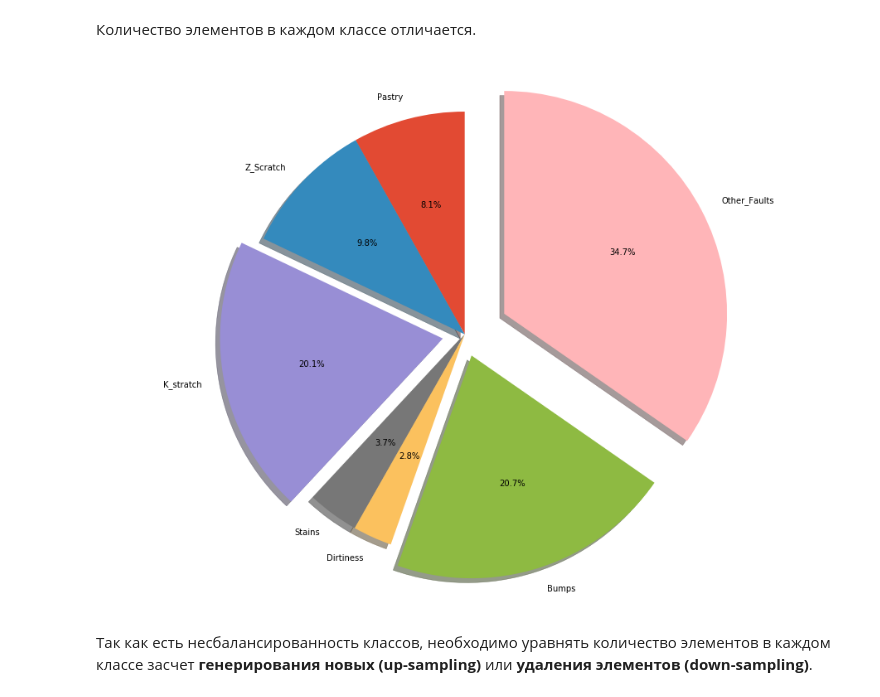
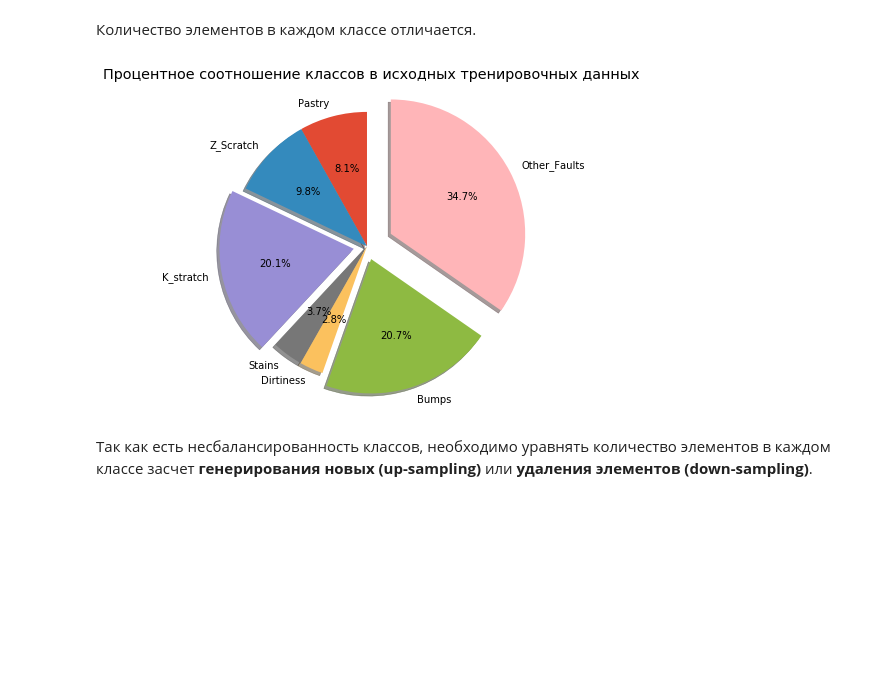
Before and after one commit to yustinaivanova/netology_statistics_february_20, a Jupyter notebook: lecture_4.ipynb, the cells around one changed output. Drawn from its saved outputs; the diff is of its cells as text; code cells hidden in the pictures; blank space fills up the shorter version.

```diff
--- a/lecture_4.ipynb
+++ b/lecture_4.ipynb
@@ -471,17 +476,17 @@ print('Количество значений 7го класса: ', dataset_temp
 # %%
 # Построем pie-график
 labels = 'Pastry', 'Z_Scratch', 'K_stratch', 'Stains', 'Dirtiness', 'Bumps', 'Other_Faults'
 sizes = [158, 190, 391, 72, 55, 402, 673]
 explode = (0, 0, 0.1, 0, 0, 0.1, 0.2)  # only "explode" the 2nd slice (i.e. 'Hogs')
-
-fig1, ax1 = plt.subplots()
+fig1, ax1 = plt.subplots(figsize=(6,6))
+plt.title('Процентное соотношение классов в исходных тренировочных данных')
 ax1.pie(sizes, explode=explode, labels=labels, autopct='%1.1f%%',
         shadow=True, startangle=90)
 ax1.axis('equal')  # Equal aspect ratio ensures that pie is drawn as a circle.
 
 plt.show()
 # %% [output]
-[figure, old version]
+[figure, new version]
 # %% [markdown]
 Так как есть несбалансированность классов, необходимо уравнять количество элементов в каждом классе засчет **генерирования новых (up-sampling)** или **удаления элементов (down-sampling)**.
 # %% [markdown]
```
Also changed, not shown: parts of 33 cells of this notebook, 2 other files.
